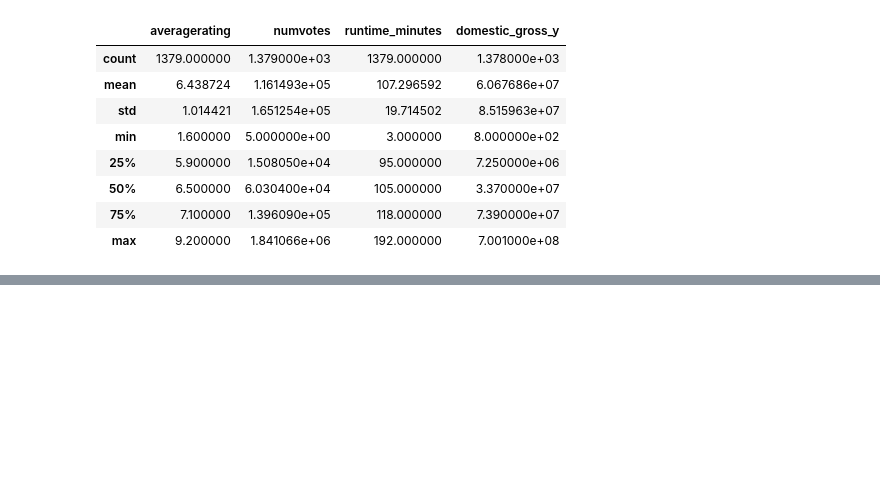
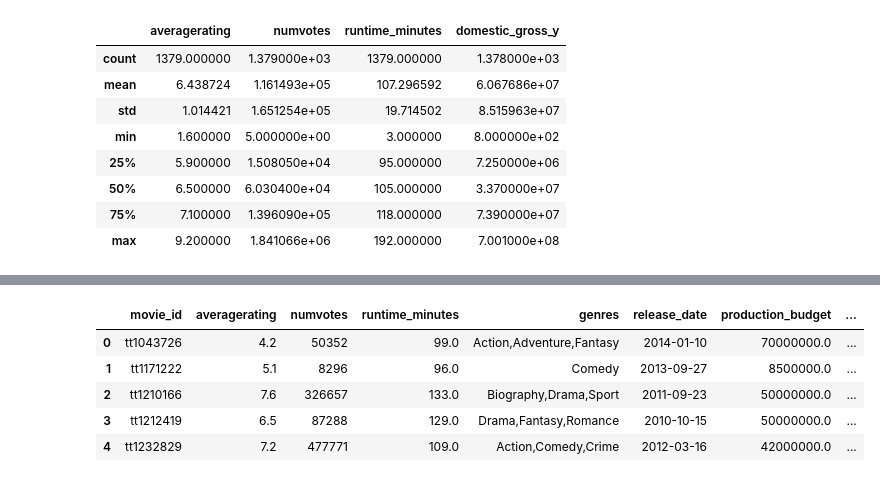
Before and after one commit to Kissienya/group-2-phase-2-moringa-project, a Jupyter notebook: student.ipynb, the cells around one changed output, grey strips where cells are left out. Cells and saved outputs as stored; diff of their text form; code cells hidden in the pictures; blank space fills up the shorter version.

```diff
--- a/student.ipynb
+++ b/student.ipynb
@@ -271,0 +340,16 @@ merged_df.describe()
+# %%
+# Remove the dollar signs and variables  (and commas) in production_budget and worldwide_gross and convert the result to float
+merged_df["production_budget"] = (
+    merged_df["production_budget"]
+          .replace('[$,]', '', regex=True)
+          .astype(float)
+)
+
+merged_df["worldwide_gross"] = (
+    merged_df["worldwide_gross"]
+          .replace('[$,]', '', regex=True)
+          .astype(float)
+)
+# %%
+# Drop the domestic_gross_x column – We consider the already cleaned variable domestic_gross_y
+merged_df = merged_df.drop(columns="domestic_gross_x")
@@ -271,0 +382,12 @@ merged_df.describe()
+# %%
+# Handle missing data by droping rows where domestic_gross_y is NaN
+
+merged_df = merged_df.dropna(subset=['domestic_gross_y'])
+
+
+# Handle missing data by filling missing such that foreign_gross = worldwide – domestic
+missing_mask = merged_df['foreign_gross'].isna() & merged_df['worldwide_gross'].notna()
+
+merged_df.loc[missing_mask, 'foreign_gross'] = (
+    merged_df.loc[missing_mask, 'worldwide_gross']
+    - merged_df.loc[missing_mask, 'domestic_gross_y'])
@@ -271,0 +414,10 @@ merged_df.describe()
+# %%
+# Create two new variables: Profitability and ROI (Return on Investment)
+# Profitability  = worldwide_gross – production_budget
+merged_df["profitability"] = merged_df["worldwide_gross"] - merged_df["production_budget"]
+
+# ROI = profitability ÷ production_budget
+merged_df["ROI"] = merged_df["profitability"] / merged_df["production_budget"]
+
+# Optional: inspect the result
+merged_df[["production_budget", "worldwide_gross", "profitability", "ROI"]].head()
@@ -271,0 +431,9 @@ merged_df.describe()
+# %%
+merged_df.head()
+# %% [output]
+|  | movie_id | averagerating | numvotes | runtime_minutes | genres | release_date | production_budget | ... |
+| 0 | tt1043726 | 4.2 | 50352 | 99.0 | Action,Adventure,Fantasy | 2014-01-10 | 70000000.0 | ... |
+| 1 | tt1171222 | 5.1 | 8296 | 96.0 | Comedy | 2013-09-27 | 8500000.0 | ... |
+| 2 | tt1210166 | 7.6 | 326657 | 133.0 | Biography,Drama,Sport | 2011-09-23 | 50000000.0 | ... |
+| 3 | tt1212419 | 6.5 | 87288 | 129.0 | Drama,Fantasy,Romance | 2010-10-15 | 50000000.0 | ... |
+| 4 | tt1232829 | 7.2 | 477771 | 109.0 | Action,Comedy,Crime | 2012-03-16 | 42000000.0 | ... |
```
Also changed, not shown: parts of 14 cells of this notebook.
